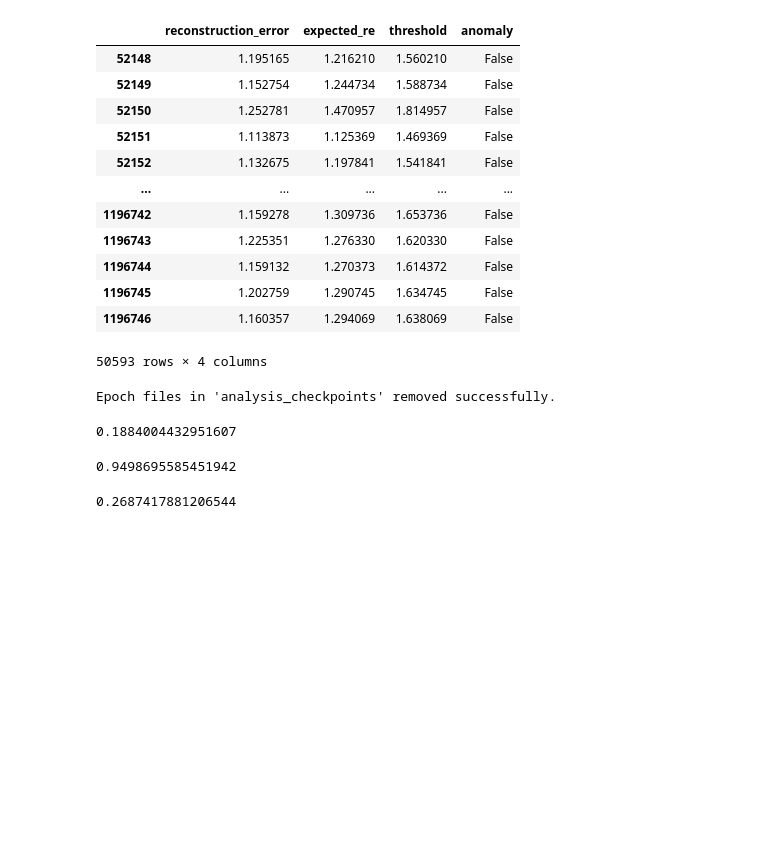
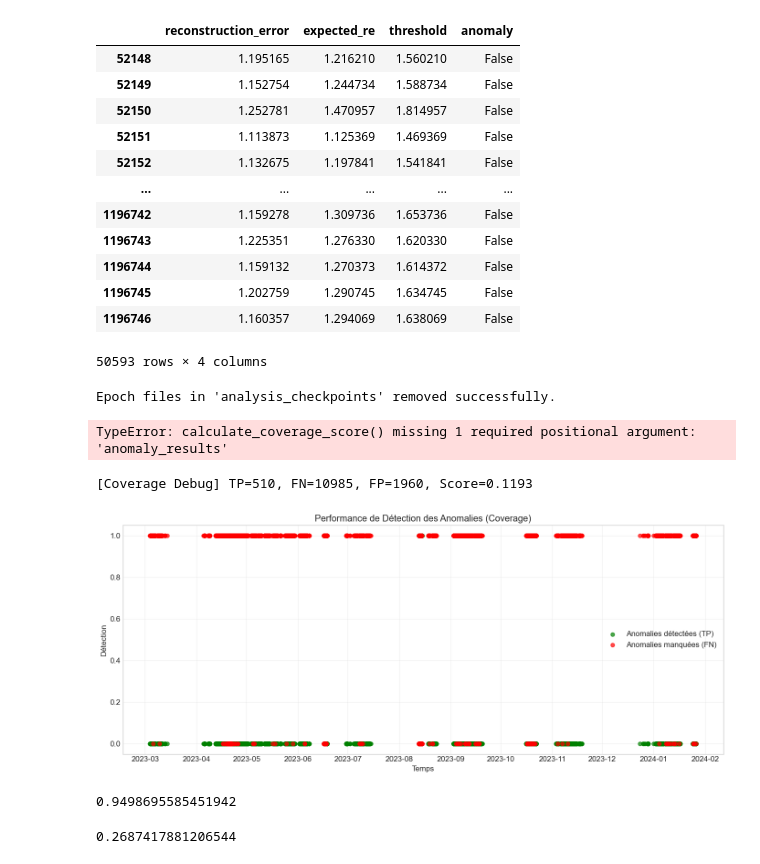
Before and after one commit to mohamedchnafy-ds/predective-maintenance, a Jupyter notebook: model/autoencoder_mohamed.ipynb, the cells around one changed output. Cells and saved outputs as stored; diff of their text form; code cells hidden in the pictures; blank space fills up the shorter version.

```diff
--- a/model/autoencoder_mohamed.ipynb
+++ b/model/autoencoder_mohamed.ipynb
@@ -770,6 +770,11 @@ class EventDetector:
                 previous_end = end_idx
 
         return events
+# %%
+test_data = df[df['train_test'] == 'prediction']
+calculate_coverage_score(test_data,anomaly_results)
+# %% [output]
+TypeError: calculate_coverage_score() missing 1 required positional argument: 'anomaly_results'
 # %%
 class Coverage:
     """
@@ -898,10 +909,11 @@ class Coverage:
 # %%
 test_data = df[df['train_test'] == 'prediction']
 coverag = Coverage(beta=0.5)
 coverage_score = coverag.calculate_coverage_score(test_data, anomaly_results)
-coverage_score # Call the method directly on the 'coverage' instance
+coverag.visualize_coverage(test_data, anomaly_results) # Call the method directly on the 'coverage' instance
 # %% [output]
-0.1884004432951607
+[Coverage Debug] TP=510, FN=10985, FP=1960, Score=0.1193
+[figure, added]
 # %%
 class Accuracy:
     """
```
Also changed, not shown: parts of 5 cells of this notebook.
